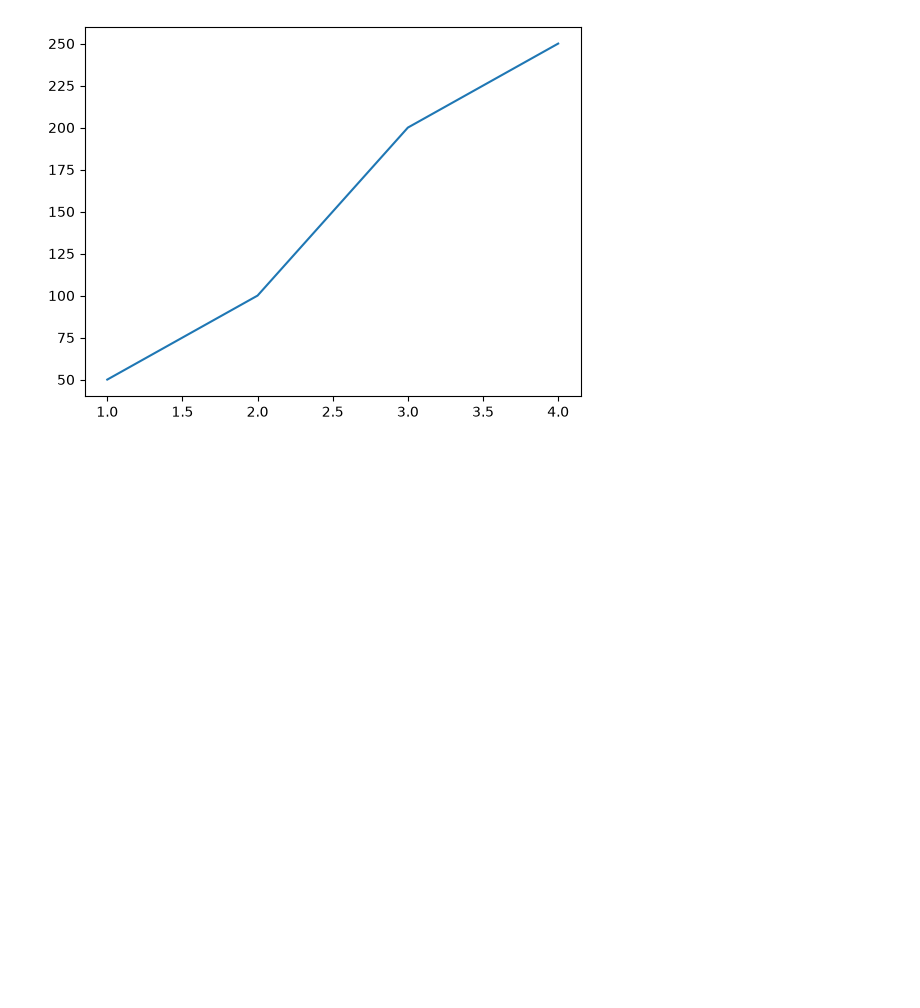
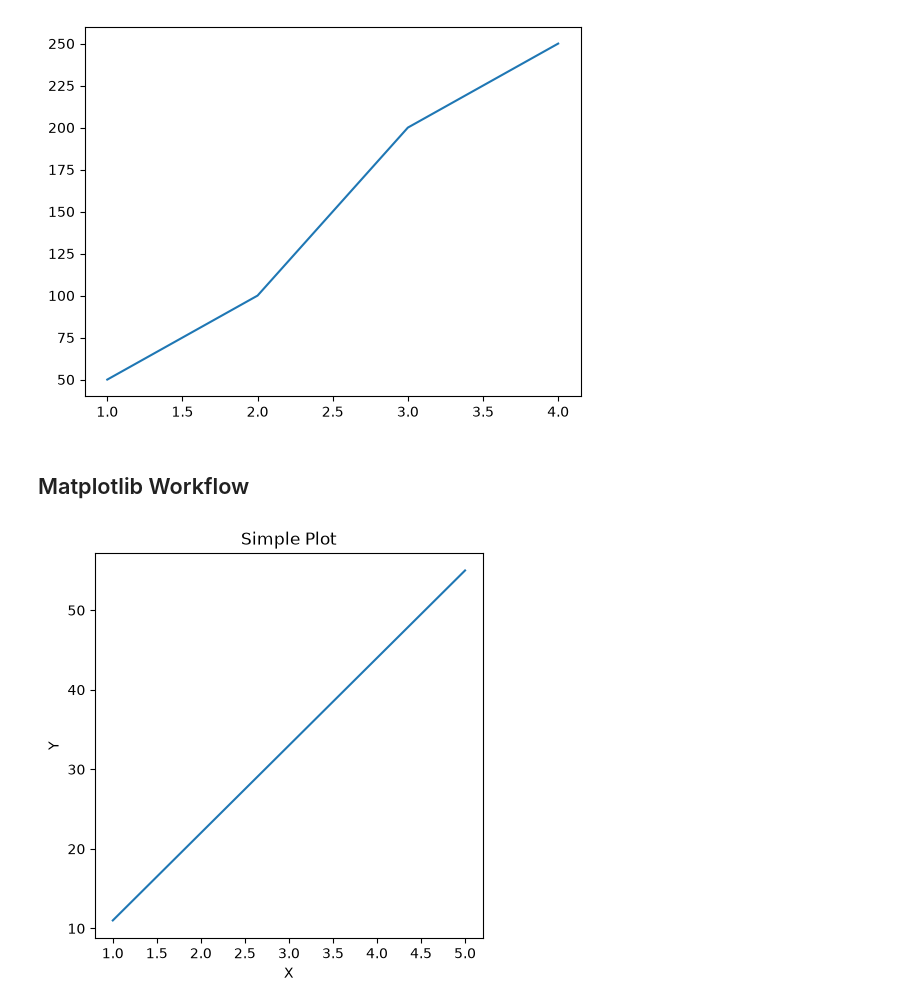
Before and after one commit to azharaul/ds-ml-learning-journey, a Jupyter notebook: intorduction to matplotlib.ipynb, the cells around one changed output. Saved outputs shown, nothing was run; the diff lists cells and outputs as text; code cells hidden in the pictures; blank space fills up the shorter version.

Commit message:
Belajar Matplotlib(Membuat figure, axes, dan berbagai plot sperti = bar plot, scatter plot, histogram) dan subplot dengan metode 1

```diff
--- a/intorduction to matplotlib.ipynb
+++ b/intorduction to matplotlib.ipynb
@@ -41,3 +41,25 @@ fig, ax = plt.subplots()
 ax.plot(x,[50,100,200,250]);
 # %% [output]
 [figure]
+# %% [markdown]
+## Matplotlib Workflow
+# %%
+# 0. import matplotlib liblary
+import matplotlib.pyplot as plt
+# 1. prepare data
+x = [1,2,3,4,5]
+y = [11,22,33,44,55]
+# 2. setup plot
+fig, ax = plt.subplots(figsize=(5,5)) # figsize = (widht, height)
+# 3. plot data
+ax.plot(x,y)
+# 4. customize plot
+ax.set(
+    title='Simple Plot',
+    xlabel='X',
+    ylabel='Y'
+)
+# 5. save & show
+fig.savefig('img/sample-plot.png')
+# %% [output]
+[figure, added]
```
Also changed, not shown: parts of 10 cells of this notebook, 1 other file.
